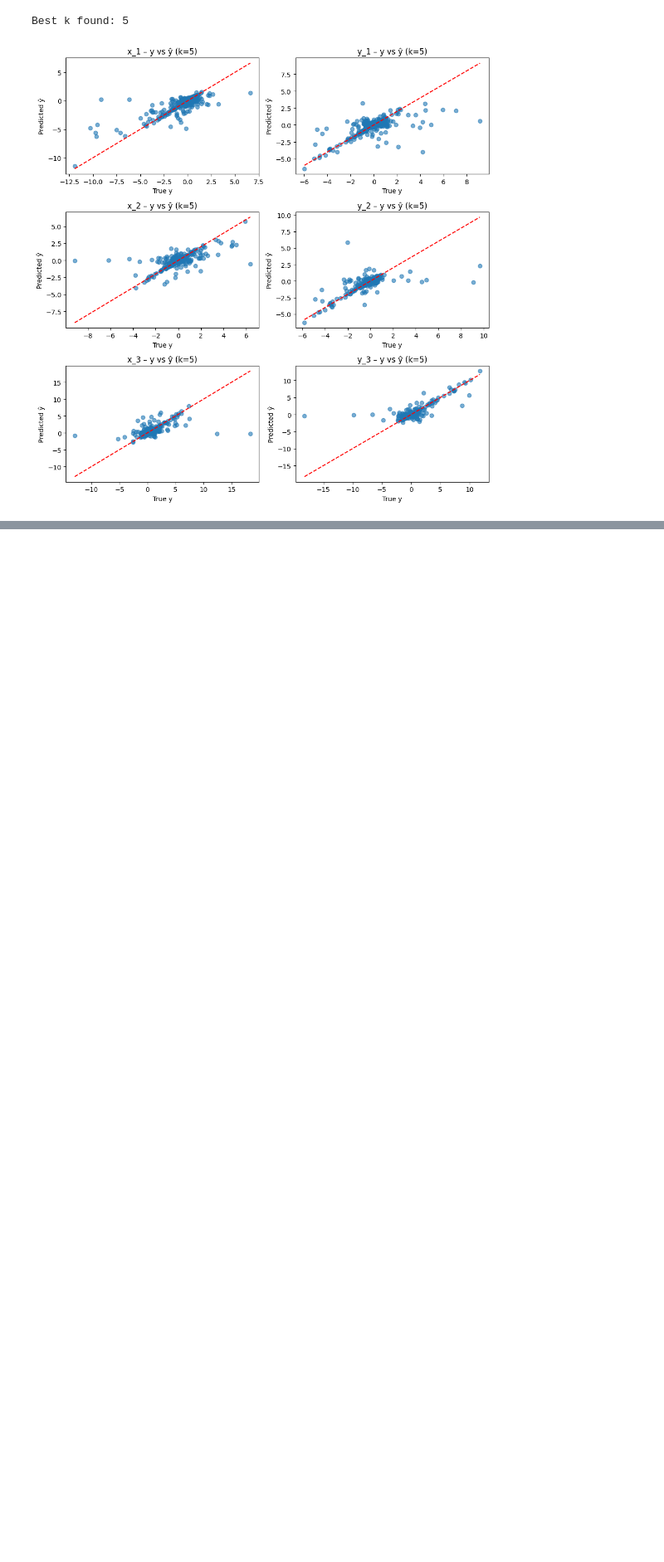
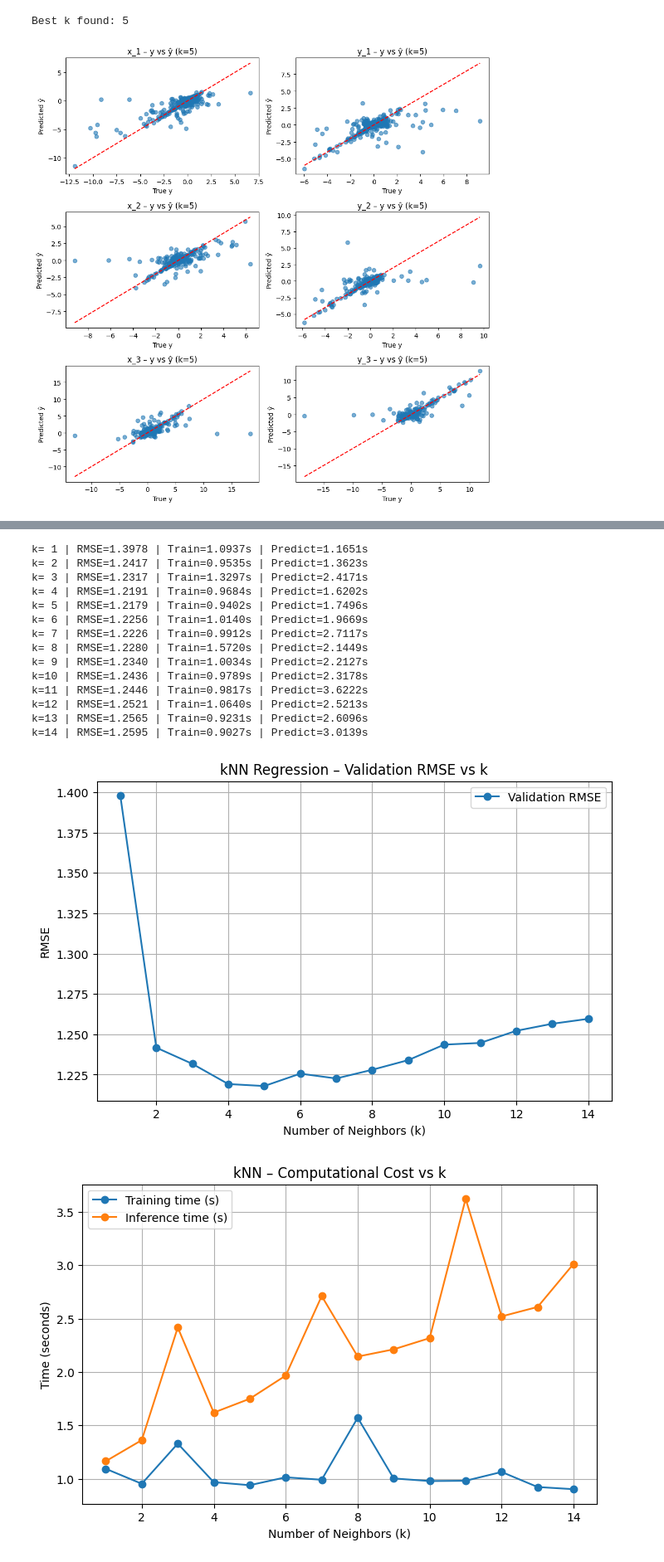
Before and after one commit to PLONTZNathan/MachineLearning_Assignment1, a Jupyter notebook: TASK4.ipynb, the cells around one changed output, grey strips where cells are left out. Shown at 83% size. Drawn from its saved outputs; the diff is of its cells as text; code cells hidden in the pictures; blank space fills up the shorter version.

```diff
--- a/TASK4.ipynb
+++ b/TASK4.ipynb
@@ -282,0 +285,20 @@ Best k found: 5
+# %%
+# Drop one body (body 3)
+body_to_drop = 3
+cols_to_drop = [f"x_{body_to_drop}", f"y_{body_to_drop}",
+                f"v_x_{body_to_drop}", f"v_y_{body_to_drop}"]
+
+X_train_reduced = X_train.drop(columns=cols_to_drop, errors='ignore')
+X_val_reduced   = X_val.drop(columns=cols_to_drop, errors='ignore')
+
+print(f"Removed body {body_to_drop} features: {cols_to_drop}")
+print("Reduced X_train shape:", X_train_reduced.shape)
+print("Reduced X_val shape:", X_val_reduced.shape)
+
+# Step 2: Fit linear model with reduced features
+lin_reduced = LinearRegression()
+lin_reduced.fit(X_train_reduced, y_train)
+
+y_pred_reduced = lin_reduced.predict(X_val_reduced)
+rmse_reduced = np.sqrt(mean_squared_error(y_val, y_pred_reduced))
+print(f"RMSE (Reduced model - body {body_to_drop} removed): {rmse_reduced:.4f}")
@@ -282,0 +310,19 @@ Best k found: 5
+# %%
+results_df_fe = validate_knn_regression(X_train_reduced, y_train, X_val_reduced, y_val, k=range(1, 15))
+# %% [output]
+k= 1 | RMSE=1.3978 | Train=1.0937s | Predict=1.1651s
+k= 2 | RMSE=1.2417 | Train=0.9535s | Predict=1.3623s
+k= 3 | RMSE=1.2317 | Train=1.3297s | Predict=2.4171s
+k= 4 | RMSE=1.2191 | Train=0.9684s | Predict=1.6202s
+k= 5 | RMSE=1.2179 | Train=0.9402s | Predict=1.7496s
+k= 6 | RMSE=1.2256 | Train=1.0140s | Predict=1.9669s
+k= 7 | RMSE=1.2226 | Train=0.9912s | Predict=2.7117s
+k= 8 | RMSE=1.2280 | Train=1.5720s | Predict=2.1449s
+k= 9 | RMSE=1.2340 | Train=1.0034s | Predict=2.2127s
+k=10 | RMSE=1.2436 | Train=0.9789s | Predict=2.3178s
+k=11 | RMSE=1.2446 | Train=0.9817s | Predict=3.6222s
+k=12 | RMSE=1.2521 | Train=1.0640s | Predict=2.5213s
+k=13 | RMSE=1.2565 | Train=0.9231s | Predict=2.6096s
+k=14 | RMSE=1.2595 | Train=0.9027s | Predict=3.0139s
+[figure, added]
+[figure, added]
```
Also changed, not shown: parts of 3 cells of this notebook.
